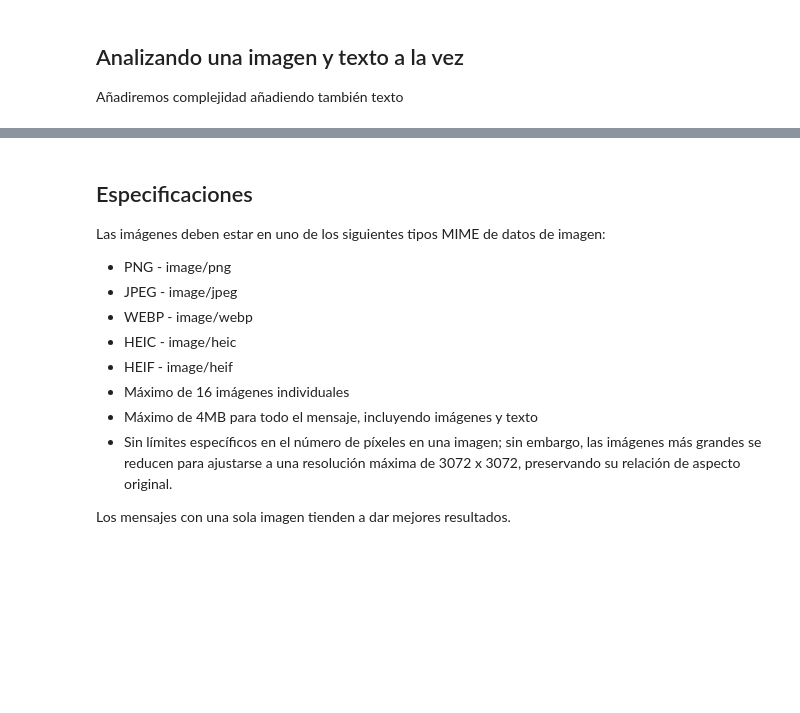
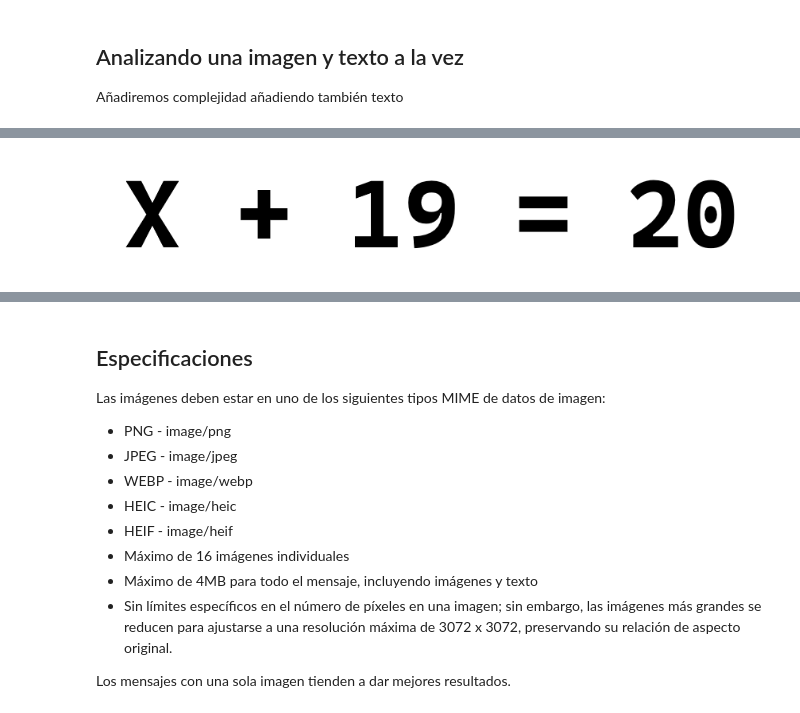
Before and after one commit to titooDiaz/API-GOOGLE-GEMINI-PRO, a Jupyter notebook: GEMINI PRO.ipynb, the cells around one changed output, grey strips where cells are left out. Saved outputs shown, nothing was run; the diff lists cells and outputs as text; code cells hidden in the pictures; blank space fills up the shorter version.

Commit message:
resolviendo ecuaciones con gemini

```diff
--- a/GEMINI PRO.ipynb
+++ b/GEMINI PRO.ipynb
@@ -344,0 +349,5 @@ Wall time: 5.18 s
+# %%
+img = PIL.Image.open('ecuacion.png') #Agregar nueva imagen
+img
+# %% [output]
+[figure, added]
```
Also changed, not shown: parts of 20 cells of this notebook, 2 other files.
